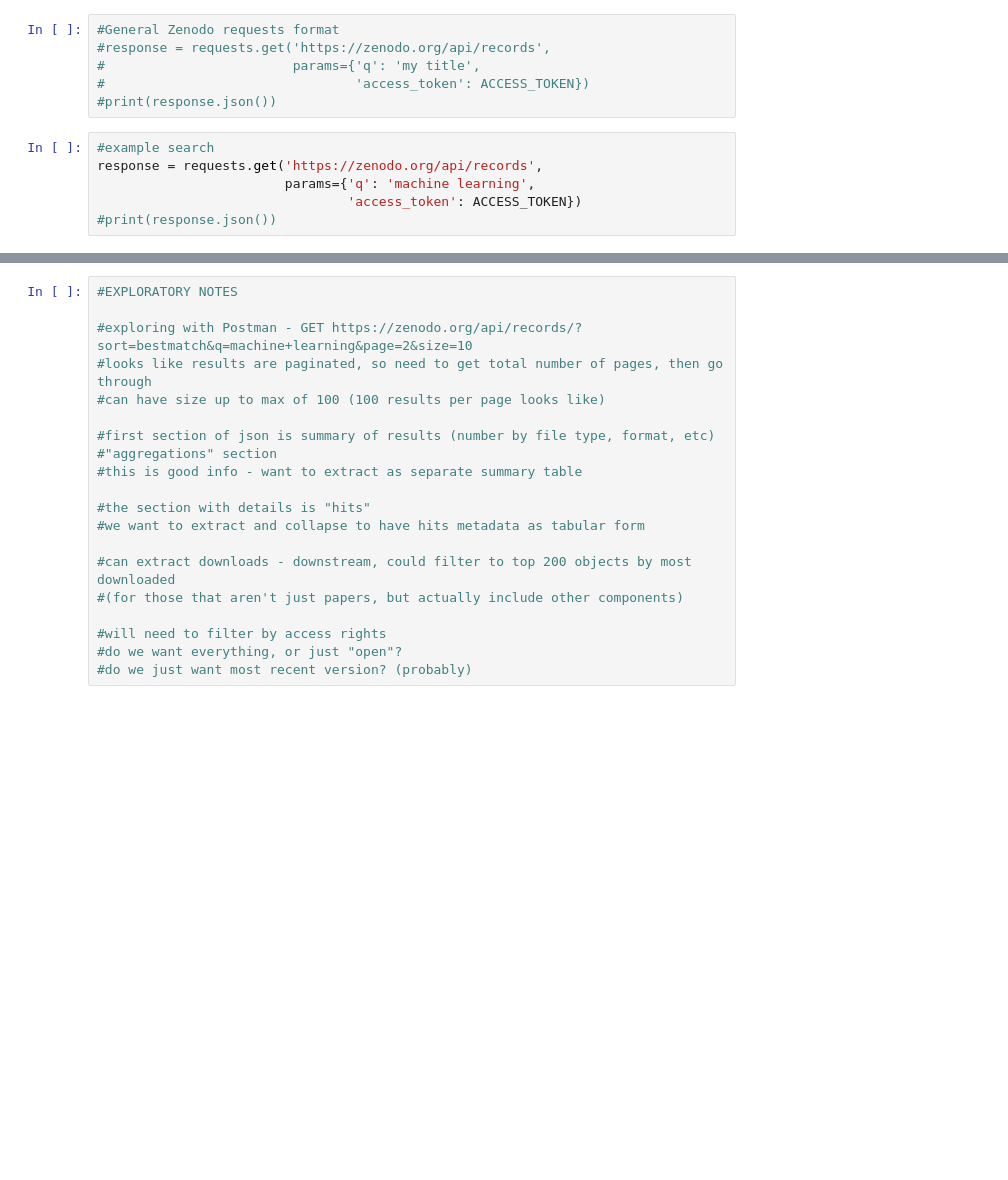
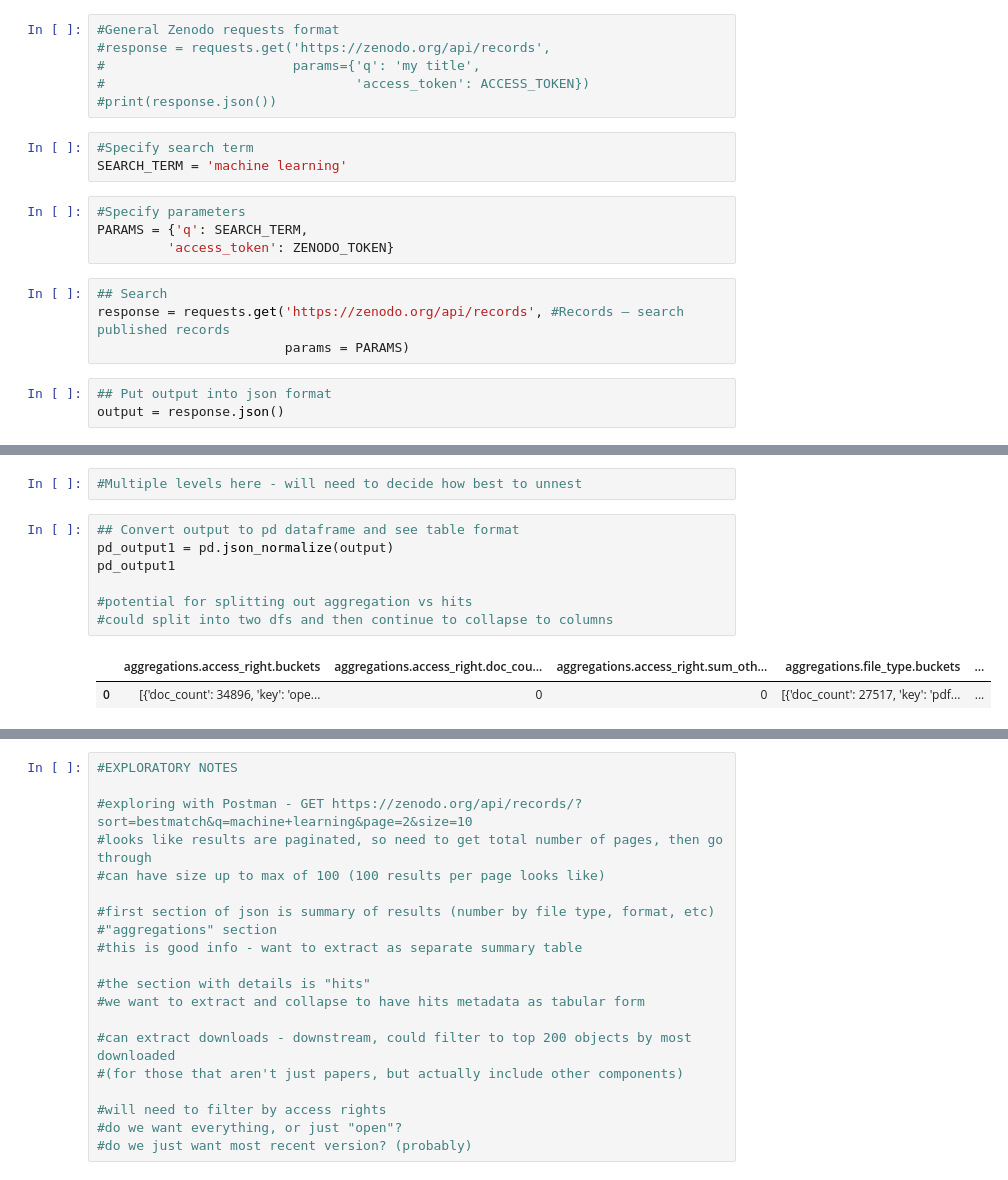
Before and after one commit to michaelbaluja/PyCurator, a Jupyter notebook: Zenodo.ipynb, the cells around one changed output, grey strips where cells are left out. Drawn from its saved outputs; the diff is of its cells as text; blank space fills up the shorter version.

```diff
--- a/Zenodo.ipynb
+++ b/Zenodo.ipynb
@@ -30,9 +19,17 @@ exec(open("Zenodo_access_token.py").read())
 #                        params={'q': 'my title',
 #                                'access_token': ACCESS_TOKEN})
 #print(response.json())
+# %%
+#Specify search term
+SEARCH_TERM = 'machine learning'
+# %%
+#Specify parameters
+PARAMS = {'q': SEARCH_TERM,
+         'access_token': ZENODO_TOKEN}
 # %%
-#example search
-response = requests.get('https://zenodo.org/api/records',
-                        params={'q': 'machine learning',
-                                'access_token': ACCESS_TOKEN})
-#print(response.json())
+## Search
+response = requests.get('https://zenodo.org/api/records', #Records — search published records
+                        params = PARAMS)
+# %%
+## Put output into json format
+output = response.json()
@@ -38,0 +56,12 @@ response = requests.get('https://zenodo.org/api/records',
+# %%
+#Multiple levels here - will need to decide how best to unnest
+# %%
+## Convert output to pd dataframe and see table format
+pd_output1 = pd.json_normalize(output)
+pd_output1
+
+#potential for splitting out aggregation vs hits
+#could split into two dfs and then continue to collapse to columns
+# %% [output]
+|  | aggregations.access_right.buckets | aggregations.access_right.doc_cou... | aggregations.access_right.sum_oth... | aggregations.file_type.buckets | ... |
+| 0 | [{'doc_count': 34896, 'key': 'ope... | 0 | 0 | [{'doc_count': 27517, 'key': 'pdf... | ... |
```
Also changed, not shown: parts of 26 cells of this notebook.
